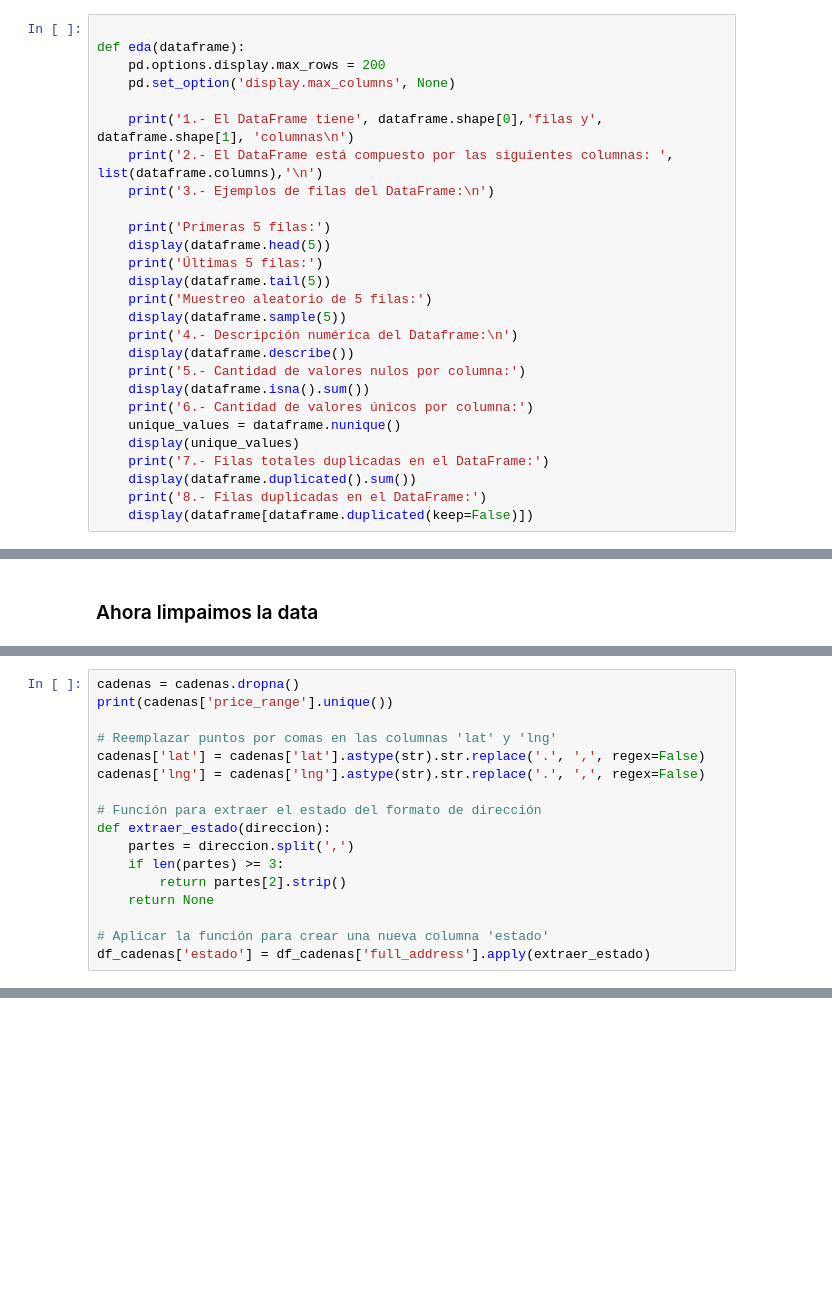
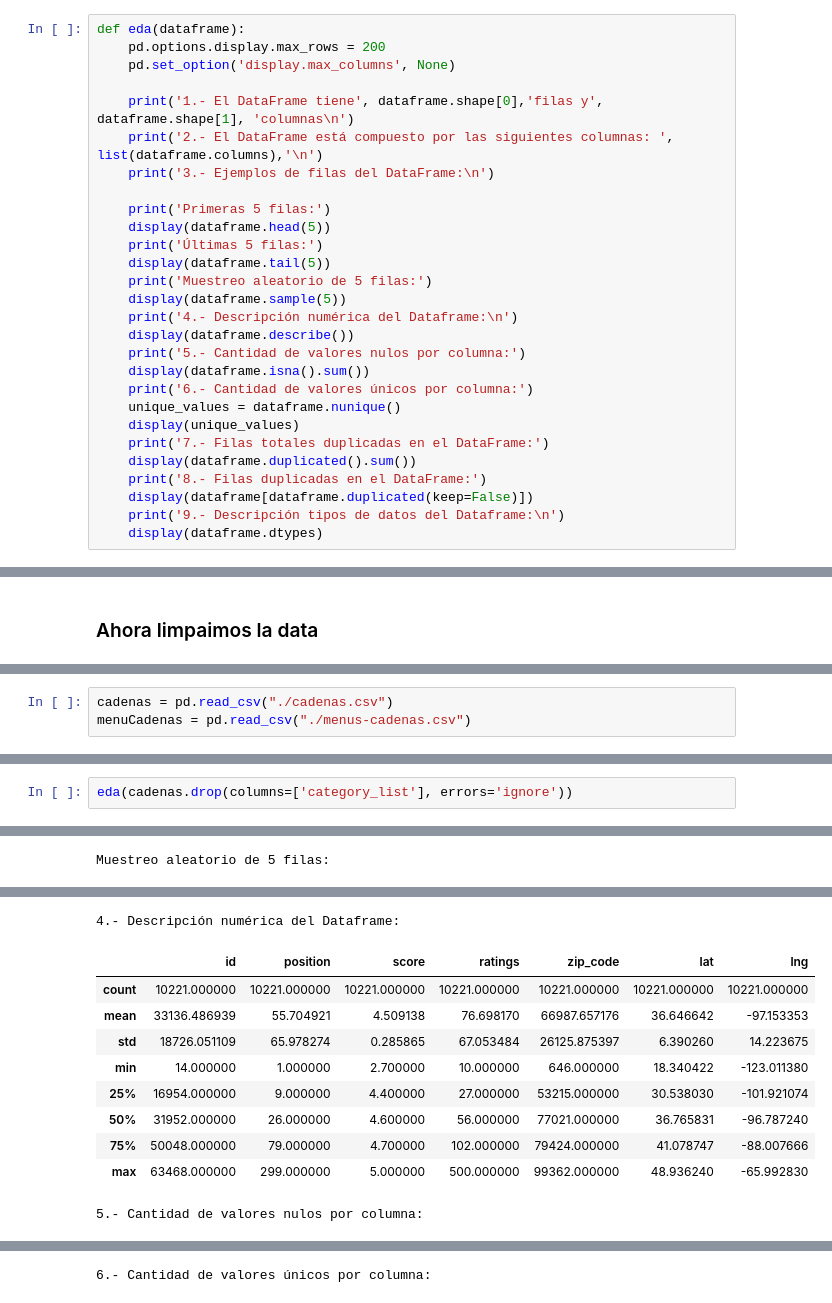
Before and after one commit to damiatus/TallerDeVisua, a Jupyter notebook: Presentacion1/datos.ipynb, the cells around one changed output, grey strips where cells are left out. Drawn from its saved outputs; the diff is of its cells as text; blank space fills up the shorter version.

Commit message:
Termino del pre procesamiento de los datos para poder trabajarlos en as visualizaciones

```diff
--- a/Presentacion1/datos.ipynb
+++ b/Presentacion1/datos.ipynb
@@ -16,7 +17,6 @@ from sklearn.preprocessing import StandardScaler
 
 #pip install fuzzywuzzy
 # %%
-
 def eda(dataframe):
     pd.options.display.max_rows = 200
     pd.set_option('display.max_columns', None)
@@ -42,4 +42,6 @@ def eda(dataframe):
     display(dataframe.duplicated().sum())
     print('8.- Filas duplicadas en el DataFrame:')
     display(dataframe[dataframe.duplicated(keep=False)])
+    print('9.- Descripción tipos de datos del Dataframe:\n')
+    display(dataframe.dtypes)
 # %%
@@ -256,17 +227,3 @@ menuCadenas
-# %%
-cadenas = cadenas.dropna()
-print(cadenas['price_range'].unique())
-
-# Reemplazar puntos por comas en las columnas 'lat' y 'lng'
-cadenas['lat'] = cadenas['lat'].astype(str).str.replace('.', ',', regex=False)
-cadenas['lng'] = cadenas['lng'].astype(str).str.replace('.', ',', regex=False)
-
-# Función para extraer el estado del formato de dirección
-def extraer_estado(direccion):
-    partes = direccion.split(',')
-    if len(partes) >= 3:
-        return partes[2].strip()
-    return None
-
-# Aplicar la función para crear una nueva columna 'estado'
-df_cadenas['estado'] = df_cadenas['full_address'].apply(extraer_estado)
+# %%
+cadenas = pd.read_csv("./cadenas.csv")
+menuCadenas = pd.read_csv("./menus-cadenas.csv")
@@ -272,0 +387,3 @@ df_cadenas['estado'] = df_cadenas['full_address'].apply(extraer_estado)
+# %%
+eda(cadenas.drop(columns=['category_list'], errors='ignore'))
+# %% [output]
@@ -272,0 +410 @@ df_cadenas['estado'] = df_cadenas['full_address'].apply(extraer_estado)
+Muestreo aleatorio de 5 filas:
@@ -272,0 +417,11 @@ df_cadenas['estado'] = df_cadenas['full_address'].apply(extraer_estado)
+4.- Descripción numérica del Dataframe:
+|  | id | position | score | ratings | zip_code | lat | lng |
+| count | 10221.000000 | 10221.000000 | 10221.000000 | 10221.000000 | 10221.000000 | 10221.000000 | 10221.000000 |
+| mean | 33136.486939 | 55.704921 | 4.509138 | 76.698170 | 66987.657176 | 36.646642 | -97.153353 |
+| std | 18726.051109 | 65.978274 | 0.285865 | 67.053484 | 26125.875397 | 6.390260 | 14.223675 |
+| min | 14.000000 | 1.000000 | 2.700000 | 10.000000 | 646.000000 | 18.340422 | -123.011380 |
+| 25% | 16954.000000 | 9.000000 | 4.400000 | 27.000000 | 53215.000000 | 30.538030 | -101.921074 |
+| 50% | 31952.000000 | 26.000000 | 4.600000 | 56.000000 | 77021.000000 | 36.765831 | -96.787240 |
+| 75% | 50048.000000 | 79.000000 | 4.700000 | 102.000000 | 79424.000000 | 41.078747 | -88.007666 |
+| max | 63468.000000 | 299.000000 | 5.000000 | 500.000000 | 99362.000000 | 48.936240 | -65.992830 |
+5.- Cantidad de valores nulos por columna:
@@ -272,0 +442 @@ df_cadenas['estado'] = df_cadenas['full_address'].apply(extraer_estado)
+6.- Cantidad de valores únicos por columna:
```
Also changed, not shown: parts of 15 cells of this notebook.
